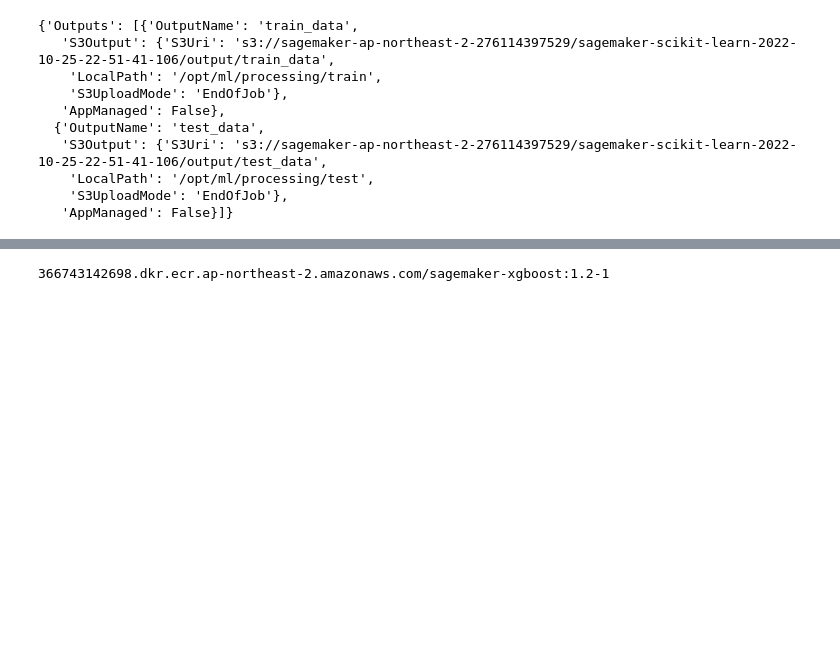
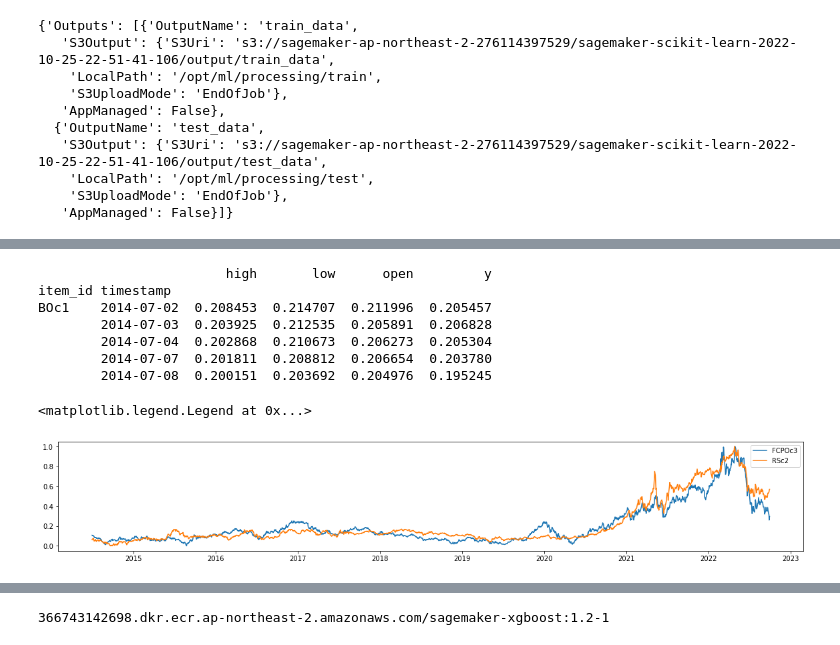
Before and after one commit to gwangjinjeong/palm-oil-price-forecast, a Jupyter notebook: MLOps_Env4palm.ipynb, the cells around one changed output, grey strips where cells are left out. Saved outputs shown, nothing was run; the diff lists cells and outputs as text; code cells hidden in the pictures; blank space fills up the shorter version.

```diff
--- a/MLOps_Env4palm.ipynb
+++ b/MLOps_Env4palm.ipynb
@@ -1083,0 +1059,3 @@ RoleArn: arn:aws:iam::276114397529:role/service-role/AmazonSageMakerServiceCatal
+# %%
+preprocessed_training_data = 's3://sagemaker-ap-northeast-2-276114397529/sagemaker-scikit-learn-2022-10-25-22-51-41-106/output/train_data'
+preprocessed_test_data = 's3://sagemaker-ap-northeast-2-276114397529/sagemaker-scikit-learn-2022-10-25-22-51-41-106/output/test_data'
@@ -1083,0 +1090,4 @@ RoleArn: arn:aws:iam::276114397529:role/service-role/AmazonSageMakerServiceCatal
+# %%
+df_train= pd.read_csv(os.path.join(preprocessed_training_data,
+                                   'train.csv'))
+df_train.head()
@@ -1083,0 +1114,25 @@ RoleArn: arn:aws:iam::276114397529:role/service-role/AmazonSageMakerServiceCatal
+# %%
+df_train.loc[:, "ds"] = pd.to_datetime(df_train.loc[:, "ds"])
+df_test.loc[:, "ds"] = pd.to_datetime(df_test.loc[:, "ds"])
+# %%
+train_data = TimeSeriesDataFrame.from_data_frame(
+    df_train,
+    id_column="ric",
+    timestamp_column="ds",
+)
+
+plt.figure(figsize=(20, 3))
+print(train_data.head())
+for ric in ["FCPOc3", "RSc2"]:
+    plt.plot(train_data.loc[ric]['y'], label=ric)
+plt.legend()
+# %% [output]
+                        high       low      open         y
+item_id timestamp
+BOc1    2014-07-02  0.208453  0.214707  0.211996  0.205457
+        2014-07-03  0.203925  0.212535  0.205891  0.206828
+        2014-07-04  0.202868  0.210673  0.206273  0.205304
+        2014-07-07  0.201811  0.208812  0.206654  0.203780
+        2014-07-08  0.200151  0.203692  0.204976  0.195245
+<matplotlib.legend.Legend at 0x...>
+[figure, added]
```
Also changed, not shown: parts of 104 cells of this notebook.
